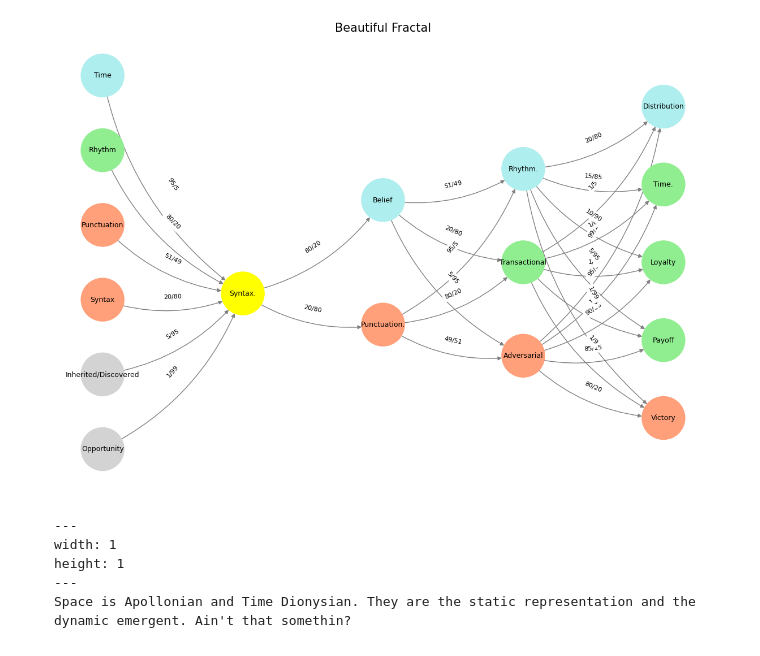
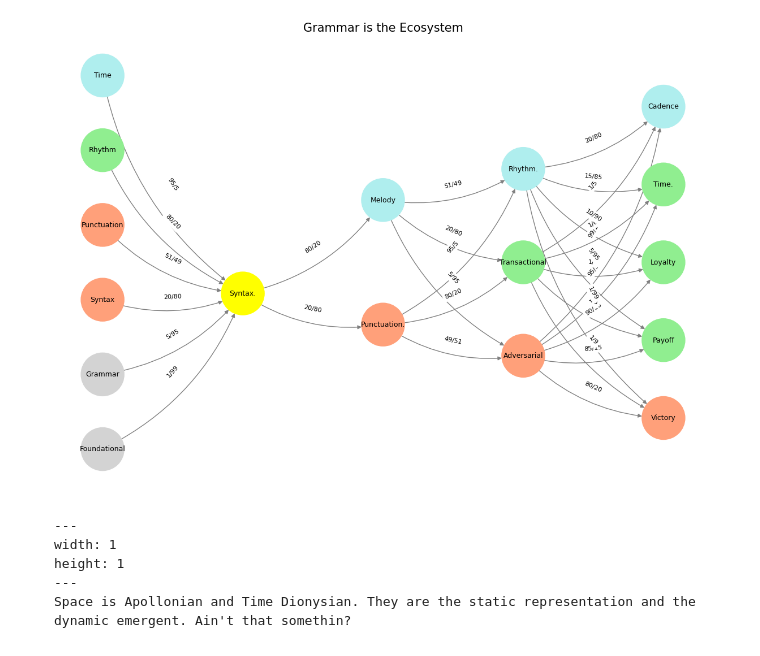
Before and after one commit to abikesa/jerryseinfeld, a Jupyter notebook: _sources/act3/part3/part3_2.ipynb, the cells around one changed output. Saved outputs shown, nothing was run; the diff lists cells and outputs as text; code cells hidden in the pictures.

````diff
--- a/_sources/act3/part3/part3_2.ipynb
+++ b/_sources/act3/part3/part3_2.ipynb
@@ -22,18 +22,18 @@ import networkx as nx
 # Define the neural network layers
 def define_layers():
     return {
-        'Suis': ['Opportunity', 'Inherited/Discovered', 'Syntax', 'Punctuation', "Rhythm", 'Time'],  # Static
+        'Suis': ['Foundational', 'Grammar', 'Syntax', 'Punctuation', "Rhythm", 'Time'],  # Static
         'Voir': ['Syntax.'],
-        'Choisis': ['Punctuation.', 'Belief'],
+        'Choisis': ['Punctuation.', 'Melody'],
         'Deviens': ['Adversarial', 'Transactional', 'Rhythm.'],
-        "M'èléve": ['Victory', 'Payoff', 'Loyalty', 'Time.', 'Distribution']
+        "M'èléve": ['Victory', 'Payoff', 'Loyalty', 'Time.', 'Cadence']
     }
 
 # Assign colors to nodes
 def assign_colors():
     color_map = {
         'yellow': ['Syntax.'],
-        'paleturquoise': ['Time', 'Belief', 'Rhythm.', 'Distribution'],
+        'paleturquoise': ['Time', 'Melody', 'Rhythm.', 'Cadence'],
         'lightgreen': ["Rhythm", 'Transactional', 'Payoff', 'Time.', 'Loyalty'],
         'lightsalmon': ['Syntax', 'Punctuation', 'Punctuation.', 'Adversarial', 'Victory'],
     }
@@ -42,35 +42,35 @@ def assign_colors():
 # Define edge weights (hardcoded for editing)
 def define_edges():
     return {
-        ('Opportunity', 'Syntax.'): '1/99',
-        ('Inherited/Discovered', 'Syntax.'): '5/95',
+        ('Foundational', 'Syntax.'): '1/99',
+        ('Grammar', 'Syntax.'): '5/95',
         ('Syntax', 'Syntax.'): '20/80',
         ('Punctuation', 'Syntax.'): '51/49',
         ("Rhythm", 'Syntax.'): '80/20',
         ('Time', 'Syntax.'): '95/5',
         ('Syntax.', 'Punctuation.'): '20/80',
-        ('Syntax.', 'Belief'): '80/20',
+        ('Syntax.', 'Melody'): '80/20',
         ('Punctuation.', 'Adversarial'): '49/51',
         ('Punctuation.', 'Transactional'): '80/20',
         ('Punctuation.', 'Rhythm.'): '95/5',
-        ('Belief', 'Adversarial'): '5/95',
-        ('Belief', 'Transactional'): '20/80',
-        ('Belief', 'Rhythm.'): '51/49',
+        ('Melody', 'Adversarial'): '5/95',
+        ('Melody', 'Transactional'): '20/80',
+        ('Melody', 'Rhythm.'): '51/49',
         ('Adversarial', 'Victory'): '80/20',
         ('Adversarial', 'Payoff'): '85/15',
         ('Adversarial', 'Loyalty'): '90/10',
         ('Adversarial', 'Time.'): '95/5',
-        ('Adversarial', 'Distribution'): '99/1',
+        ('Adversarial', 'Cadence'): '99/1',
         ('Transactional', 'Victory'): '1/9',
         ('Transactional', 'Payoff'): '1/8',
         ('Transactional', 'Loyalty'): '1/7',
         ('Transactional', 'Time.'): '1/6',
-        ('Transactional', 'Distribution'): '1/5',
+        ('Transactional', 'Cadence'): '1/5',
         ('Rhythm.', 'Victory'): '1/99',
         ('Rhythm.', 'Payoff'): '5/95',
         ('Rhythm.', 'Loyalty'): '10/90',
         ('Rhythm.', 'Time.'): '15/85',
-        ('Rhythm.', 'Distribution'): '20/80'
+        ('Rhythm.', 'Cadence'): '20/80'
     }
 
 # Calculate positions for nodes
@@ -87,35 +87,35 @@ def visualize_nn():
     pos = {}
     node_colors = []
 
     # Add nodes and assign positions
     for i, (layer_name, nodes) in enumerate(layers.items()):
         positions = calculate_positions(nodes, x_offset=i * 2)
         for node, position in zip(nodes, positions):
             G.add_node(node, layer=layer_name)
             pos[node] = position
             node_colors.append(colors.get(node, 'lightgray'))
 
     # Add edges with weights
     for (source, target), weight in edges.items():
         if source in G.nodes and target in G.nodes:
             G.add_edge(source, target, weight=weight)
 
     # Draw the graph
     plt.figure(figsize=(12, 8))
     edges_labels = {(u, v): d["weight"] for u, v, d in G.edges(data=True)}
 
     nx.draw(
         G, pos, with_labels=True, node_color=node_colors, edge_color='gray',
         node_size=3000, font_size=9, connectionstyle="arc3,rad=0.2"
     )
     nx.draw_networkx_edge_labels(G, pos, edge_labels=edges_labels, font_size=8)
-    plt.title("Beautiful Fractal", fontsize=15)
+    plt.title("Grammar is the Ecosystem", fontsize=15)
     plt.show()
 
 # Run the visualization
 visualize_nn()
 # %% [output]
-[figure, old version]
+[figure, new version]
 # %% [markdown]
 ```{figure} ../../figures/blanche.*
 ---
````
Also changed, not shown: 14 other files.
